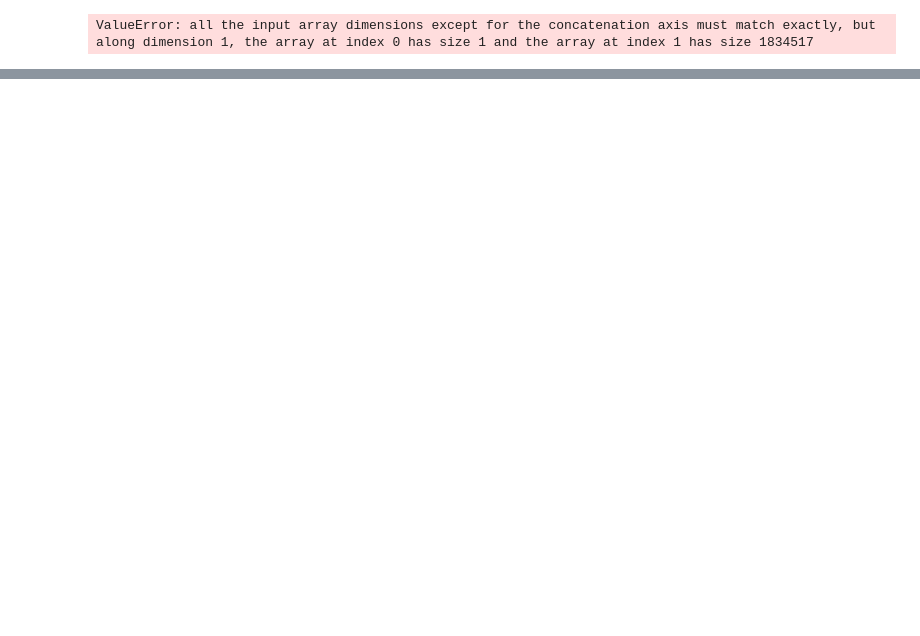
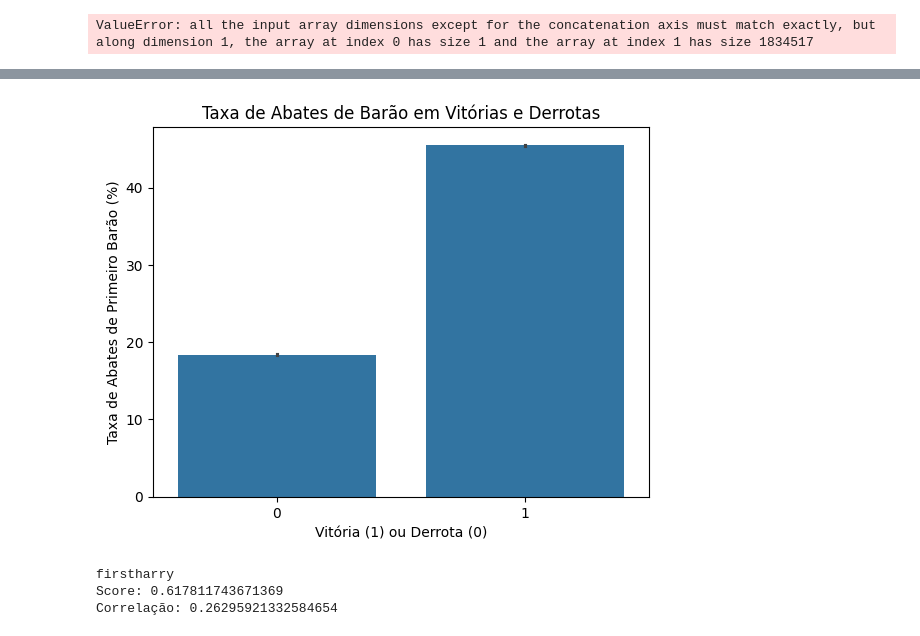
Before and after one commit to mateuszaparoli/TP_ICD, a Jupyter notebook: TP_ICD.ipynb, the cells around one changed output, grey strips where cells are left out. Saved outputs shown, nothing was run; the diff lists cells and outputs as text; code cells hidden in the pictures; blank space fills up the shorter version.

```diff
--- a/TP_ICD.ipynb
+++ b/TP_ICD.ipynb
@@ -463,0 +502,34 @@ Correlação: 0.4648679515971799
+# %%
+import seaborn as sns
+import matplotlib.pyplot as plt
+
+# Exemplo: Taxa de firstblood em vitórias e derrotas
+sns.barplot(x='win', y='firstbaron', data=df_merged2, estimator=lambda x: sum(x) / len(x) * 100)
+plt.title('Taxa de Abates de Barão em Vitórias e Derrotas')
+plt.xlabel('Vitória (1) ou Derrota (0)')
+plt.ylabel('Taxa de Abates de Primeiro Barão (%)')
+plt.show()
+# %% [output]
+[figure, added]
+# %%
+# X = df_merged2[['baronkills', 'dragonkills', 'harrykills']]
+minha_lista = ['firstharry']
+for coluna in minha_lista:
+  filtered_data = df_merged2
+
+  X = filtered_data[[coluna]]
+  y = filtered_data['firsttower']
+
+  X_train, X_test, y_train, y_test = train_test_split(X, y, test_size = 0.25)
+
+  regr = LogisticRegression()
+  regr.fit(X_train, y_train)
+  correlacao = X[coluna].corr(y)
+  # print(np.corrcoef(X_train, y_train)[0][1])
+  print(coluna)
+  print(f'Score: {regr.score(X_test, y_test)}')
+  print(f'Correlação: {correlacao}')
+# %% [output]
+firstharry
+Score: 0.617811743671369
+Correlação: 0.26295921332584654
```
Also changed, not shown: parts of 8 cells of this notebook, 4 other files.
